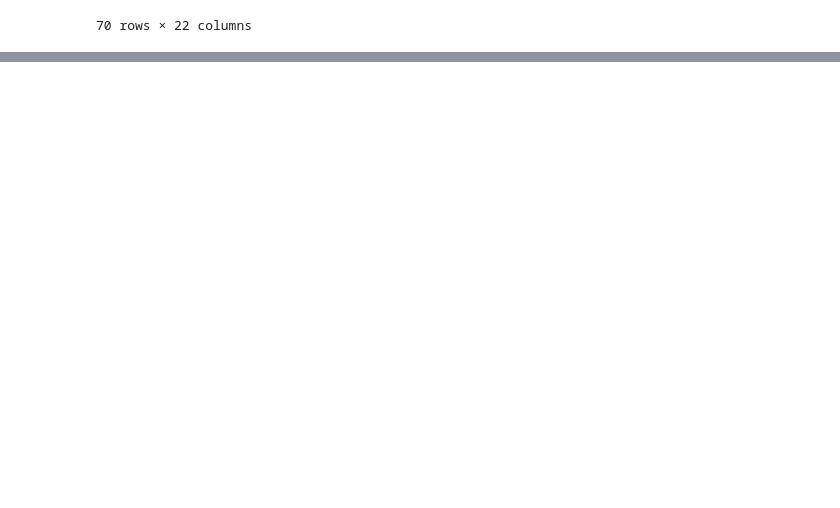
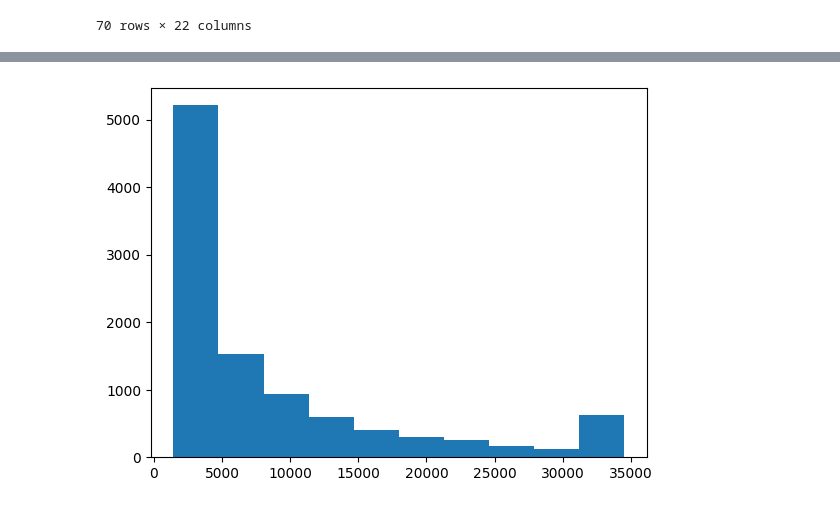
Before and after one commit to Anna-Roman/practical-python-for-data-professionals-4358485, a Jupyter notebook: data/cleaning_data.ipynb, the cells around one changed output, grey strips where cells are left out. Cells and saved outputs as stored; diff of their text form; code cells hidden in the pictures; blank space fills up the shorter version.

```diff
--- a/data/cleaning_data.ipynb
+++ b/data/cleaning_data.ipynb
@@ -178,0 +226,4 @@ data[data['Customer_Age']==30]
+# %%
+plt.hist(data['Credit_Limit']);
+# %% [output]
+[figure, added]
```
Also changed, not shown: parts of 44 cells of this notebook.
